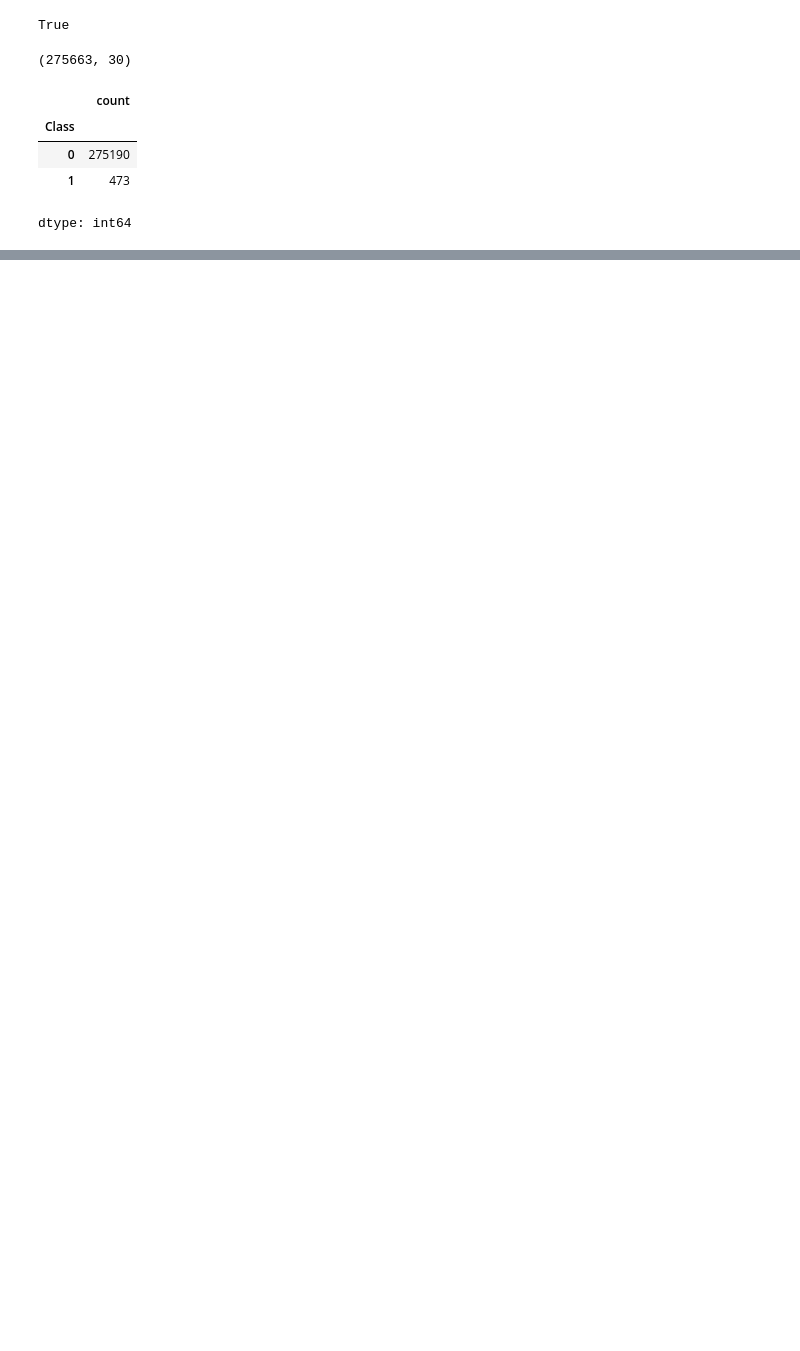
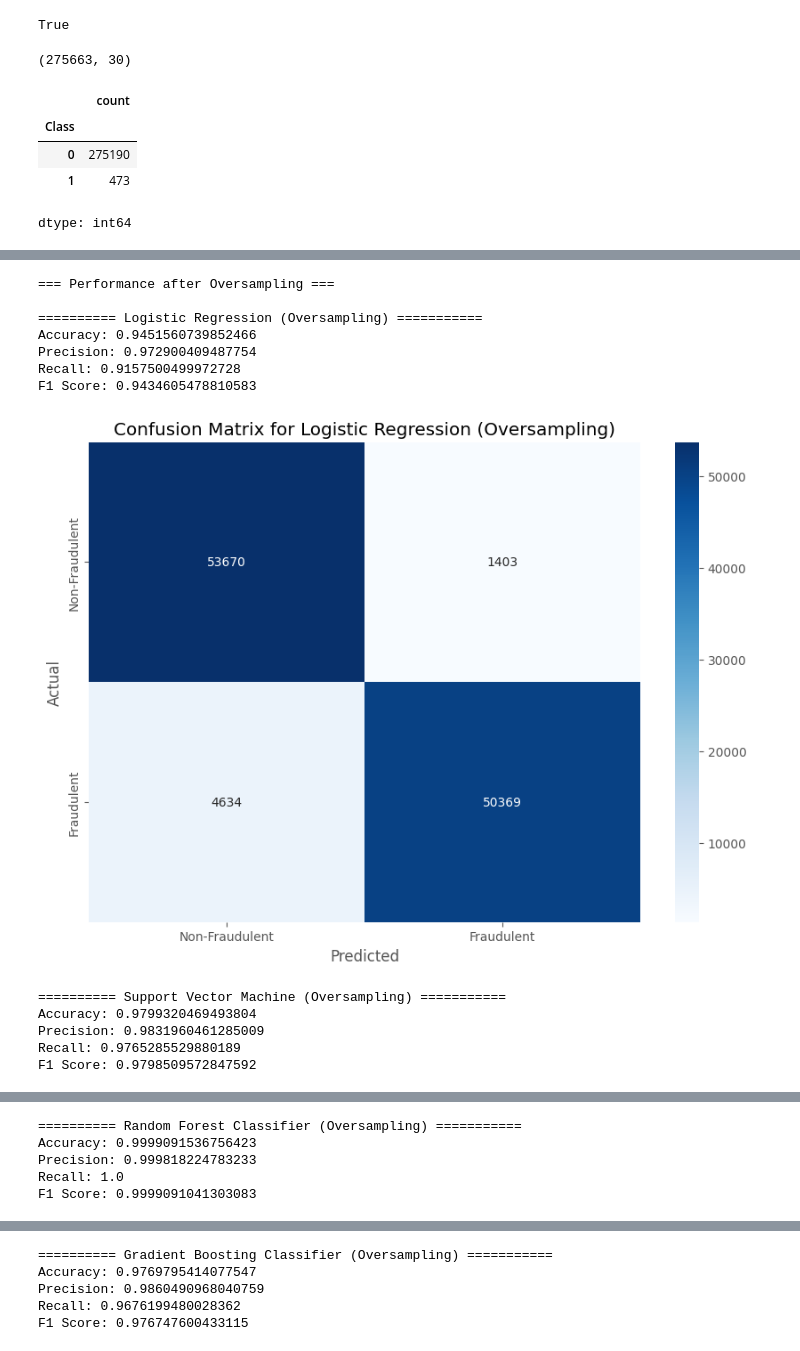
Before and after one commit to shifanasalim/credit, a Jupyter notebook: credit.ipynb, the cells around one changed output, grey strips where cells are left out. Drawn from its saved outputs; the diff is of its cells as text; code cells hidden in the pictures; blank space fills up the shorter version.

```diff
--- a/credit.ipynb
+++ b/credit.ipynb
@@ -218,0 +271,4 @@ NameError: name 'X_res' is not defined
+# %%
+# Split the original dataset into features (X) and target (y) again
+X = data.drop('Class', axis=1)
+y = data['Class']
@@ -218,0 +277,40 @@ NameError: name 'X_res' is not defined
+# %%
+# Perform oversampling using SMOTE
+X_res, y_res = SMOTE().fit_resample(X, y)
+# %%
+# Split the oversampled dataset into training and testing sets
+X_train, X_test, y_train, y_test = train_test_split(X_res, y_res, test_size=0.2, random_state=42)
+# %%
+# Train and evaluate each classifier after oversampling
+print("\n=== Performance after Oversampling ===")
+for name, clf in classifier.items():
+    print(f"\n========== {name} (Oversampling) ===========")
+    clf.fit(X_train, y_train)
+    y_pred = clf.predict(X_test)
+    print(f"Accuracy: {accuracy_score(y_test, y_pred)}")
+    print(f"Precision: {precision_score(y_test, y_pred)}")
+    print(f"Recall: {recall_score(y_test, y_pred)}")
+    print(f"F1 Score: {f1_score(y_test, y_pred)}")
+
+# Confusion Matrix
+    cm = confusion_matrix(y_test, y_pred)
+    plt.figure(figsize=(10, 7))
+    sns.heatmap(cm, annot=True, fmt='d', cmap='Blues', xticklabels=['Non-Fraudulent', 'Fraudulent'], yticklabels=['Non-Fraudulent', 'Fraudulent'])
+    plt.xlabel('Predicted')
+    plt.ylabel('Actual')
+    plt.title(f'Confusion Matrix for {name} (Oversampling)')
+    plt.show()
+# %% [output]
+=== Performance after Oversampling ===
+
+========== Logistic Regression (Oversampling) ===========
+Accuracy: 0.9451560739852466
+Precision: 0.972900409487754
+Recall: 0.9157500499972728
+F1 Score: 0.9434605478810583
+[figure, added]
+========== Support Vector Machine (Oversampling) ===========
+Accuracy: 0.9799320469493804
+Precision: 0.9831960461285009
+Recall: 0.9765285529880189
+F1 Score: 0.9798509572847592
@@ -218,0 +318,5 @@ NameError: name 'X_res' is not defined
+========== Random Forest Classifier (Oversampling) ===========
+Accuracy: 0.9999091536756423
+Precision: 0.999818224783233
+Recall: 1.0
+F1 Score: 0.9999091041303083
@@ -218,0 +324,5 @@ NameError: name 'X_res' is not defined
+========== Gradient Boosting Classifier (Oversampling) ===========
+Accuracy: 0.9769795414077547
+Precision: 0.9860490968040759
+Recall: 0.9676199480028362
+F1 Score: 0.976747600433115
```
Also changed, not shown: parts of 18 cells of this notebook.
